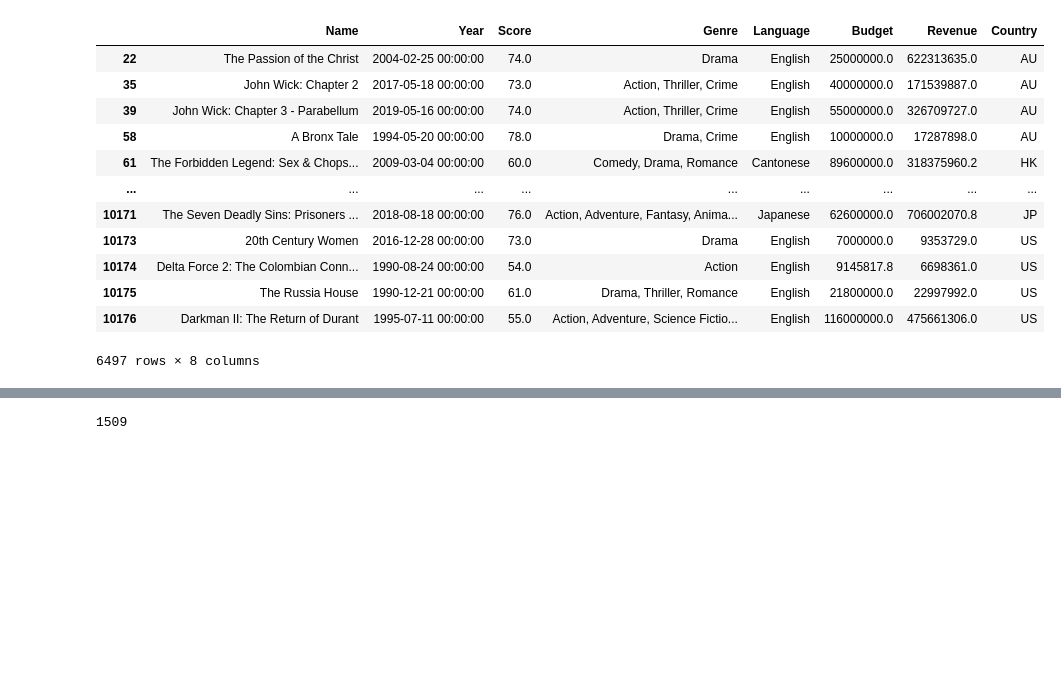
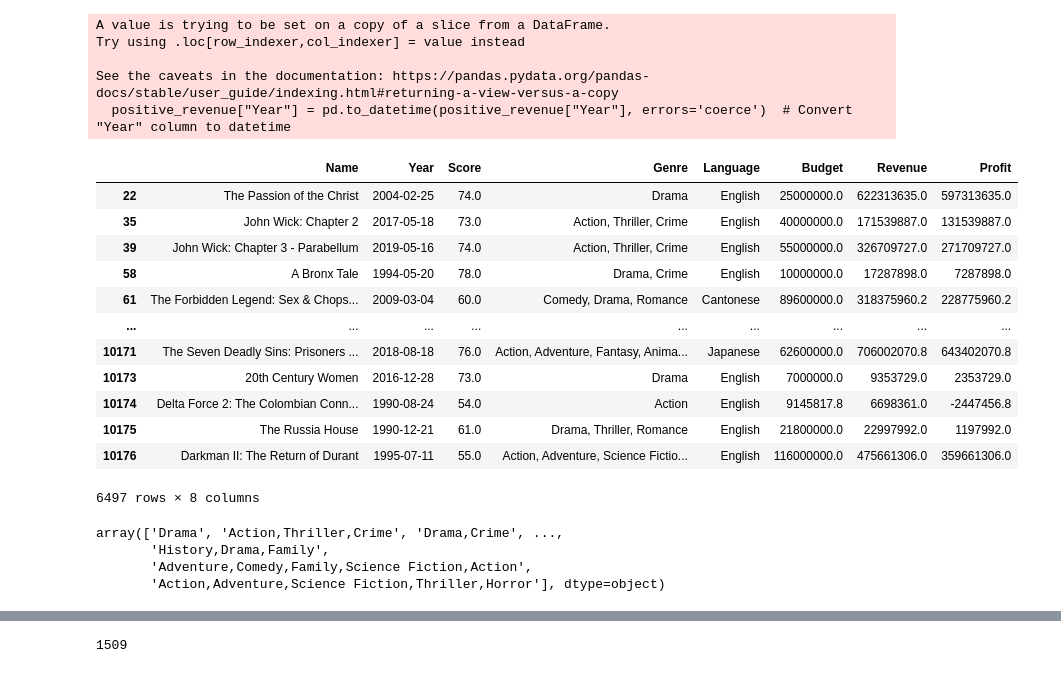
Before and after one commit to hatkiet/Project-1-Red-Team, a Jupyter notebook: IMDB_data_Kiet.ipynb, the cells around one changed output, grey strips where cells are left out. Cells and saved outputs as stored; diff of their text form; code cells hidden in the pictures; blank space fills up the shorter version.

```diff
--- a/IMDB_data_Kiet.ipynb
+++ b/IMDB_data_Kiet.ipynb
@@ -18,6 +18,6 @@ movies_data.head()
 | 4 | Supercell | 03/17/2023 | 61.0 | Action | Good-hearted teenager William alw... | Skeet Ulrich, Roy Cameron, Anne H... | Supercell | Released | English | 77000000.0 | ... |
 # %%
 # Trim the data
-movies_data_reduced = movies_data.drop(["overview","crew","orig_title","status"], axis=1)
+movies_data_reduced = movies_data.drop(["overview","crew","orig_title","status","country"], axis=1)
 movies_data_reduced
 # %% [output]
@@ -44,7 +44,6 @@ movies_data_reduced = movies_data_reduced.rename(columns={
     "orig_lang":"Language",
     "budget_x":"Budget",
     "revenue":"Revenue",
-    "country": "Country"
 })
 movies_data_reduced
 # %% [output]
@@ -80,0 +81,5 @@ positive_revenue
+# %%
+# Add a profit column to data
+# Calculate profit by using revenue substract budget
+positive_revenue.loc[:,"Profit"] = positive_revenue["Revenue"] - positive_revenue["Budget"]
+positive_revenue
@@ -81,26 +100,48 @@ positive_revenue
 # %%
-# Assuming date_x is stored as string
-positive_revenue.loc[:, "Year"] = pd.to_datetime(positive_revenue["Year"])
+# # # Assuming date_x is stored as string
+positive_revenue["Year"] = pd.to_datetime(positive_revenue["Year"], errors='coerce')  # Convert "Year" column to datetime
 
-start_date = pd.to_datetime("01/01/1990")
-end_date = pd.to_datetime("12/31/2019")
+# Filter out rows with invalid dates
+positive_revenue = positive_revenue.dropna(subset=["Year"])
 
-date_filter_df = positive_revenue.loc[(positive_revenue["Year"] >= start_date) & (positive_revenue["Year"] <= end_date)]
+start_year = 1990
+end_year = 2019
+
+# Filter the DataFrame based on years using .loc
+positive_revenue.loc[:, "Year_Filtered"] = positive_revenue["Year"].dt.year  # Extract year part for filtering
+date_filter_df = positive_revenue.loc[(positive_revenue["Year_Filtered"] >= start_year) & (positive_revenue["Year_Filtered"] <= end_year)]
+
+# Now you can drop the temporary "Year_Filtered" column if you don't need it further
+date_filter_df = date_filter_df.drop(columns=["Year_Filtered"])
 date_filter_df
 # %% [output]
+A value is trying to be set on a copy of a slice from a DataFrame.
+Try using .loc[row_indexer,col_indexer] = value instead
+
+See the caveats in the documentation: https://pandas.pydata.org/pandas-docs/stable/user_guide/indexing.html#returning-a-view-versus-a-copy
+  positive_revenue["Year"] = pd.to_datetime(positive_revenue["Year"], errors='coerce')  # Convert "Year" column to datetime
-|  | Name | Year | Score | Genre | Language | Budget | Revenue | Country |
-| 22 | The Passion of the Christ | 2004-02-25 00:00:00 | 74.0 | Drama | English | 25000000.0 | 622313635.0 | AU |
-| 35 | John Wick: Chapter 2 | 2017-05-18 00:00:00 | 73.0 | Action, Thriller, Crime | English | 40000000.0 | 171539887.0 | AU |
-| 39 | John Wick: Chapter 3 - Parabellum | 2019-05-16 00:00:00 | 74.0 | Action, Thriller, Crime | English | 55000000.0 | 326709727.0 | AU |
-| 58 | A Bronx Tale | 1994-05-20 00:00:00 | 78.0 | Drama, Crime | English | 10000000.0 | 17287898.0 | AU |
-| 61 | The Forbidden Legend: Sex & Chops... | 2009-03-04 00:00:00 | 60.0 | Comedy, Drama, Romance | Cantonese | 89600000.0 | 318375960.2 | HK |
+|  | Name | Year | Score | Genre | Language | Budget | Revenue | Profit |
+| 22 | The Passion of the Christ | 2004-02-25 | 74.0 | Drama | English | 25000000.0 | 622313635.0 | 597313635.0 |
+| 35 | John Wick: Chapter 2 | 2017-05-18 | 73.0 | Action, Thriller, Crime | English | 40000000.0 | 171539887.0 | 131539887.0 |
+| 39 | John Wick: Chapter 3 - Parabellum | 2019-05-16 | 74.0 | Action, Thriller, Crime | English | 55000000.0 | 326709727.0 | 271709727.0 |
+| 58 | A Bronx Tale | 1994-05-20 | 78.0 | Drama, Crime | English | 10000000.0 | 17287898.0 | 7287898.0 |
+| 61 | The Forbidden Legend: Sex & Chops... | 2009-03-04 | 60.0 | Comedy, Drama, Romance | Cantonese | 89600000.0 | 318375960.2 | 228775960.2 |
 | ... | ... | ... | ... | ... | ... | ... | ... | ... |
-| 10171 | The Seven Deadly Sins: Prisoners ... | 2018-08-18 00:00:00 | 76.0 | Action, Adventure, Fantasy, Anima... | Japanese | 62600000.0 | 706002070.8 | JP |
-| 10173 | 20th Century Women | 2016-12-28 00:00:00 | 73.0 | Drama | English | 7000000.0 | 9353729.0 | US |
-| 10174 | Delta Force 2: The Colombian Conn... | 1990-08-24 00:00:00 | 54.0 | Action | English | 9145817.8 | 6698361.0 | US |
-| 10175 | The Russia House | 1990-12-21 00:00:00 | 61.0 | Drama, Thriller, Romance | English | 21800000.0 | 22997992.0 | US |
-| 10176 | Darkman II: The Return of Durant | 1995-07-11 00:00:00 | 55.0 | Action, Adventure, Science Fictio... | English | 116000000.0 | 475661306.0 | US |
+| 10171 | The Seven Deadly Sins: Prisoners ... | 2018-08-18 | 76.0 | Action, Adventure, Fantasy, Anima... | Japanese | 62600000.0 | 706002070.8 | 643402070.8 |
+| 10173 | 20th Century Women | 2016-12-28 | 73.0 | Drama | English | 7000000.0 | 9353729.0 | 2353729.0 |
+| 10174 | Delta Force 2: The Colombian Conn... | 1990-08-24 | 54.0 | Action | English | 9145817.8 | 6698361.0 | -2447456.8 |
+| 10175 | The Russia House | 1990-12-21 | 61.0 | Drama, Thriller, Romance | English | 21800000.0 | 22997992.0 | 1197992.0 |
+| 10176 | Darkman II: The Return of Durant | 1995-07-11 | 55.0 | Action, Adventure, Science Fictio... | English | 116000000.0 | 475661306.0 | 359661306.0 |
-6497 rows × 8 columns
+6497 rows × 8 columns
+# %%
+# Remove the excess characters in the Genre column
+date_filter_df['Genre'] = date_filter_df['Genre'].str.replace('\xa0', '')
+date_filter_df['Genre'].unique()
+# %% [output]
+array(['Drama', 'Action,Thriller,Crime', 'Drama,Crime', ...,
+       'History,Drama,Family',
+       'Adventure,Comedy,Family,Science Fiction,Action',
+       'Action,Adventure,Science Fiction,Thriller,Horror'], dtype=object)
 # %%
 English_movies = date_filter_df.loc[date_filter_df["Language"]== " English"]
 English_movies
```
Also changed, not shown: parts of 10 cells of this notebook, 7 other files.
